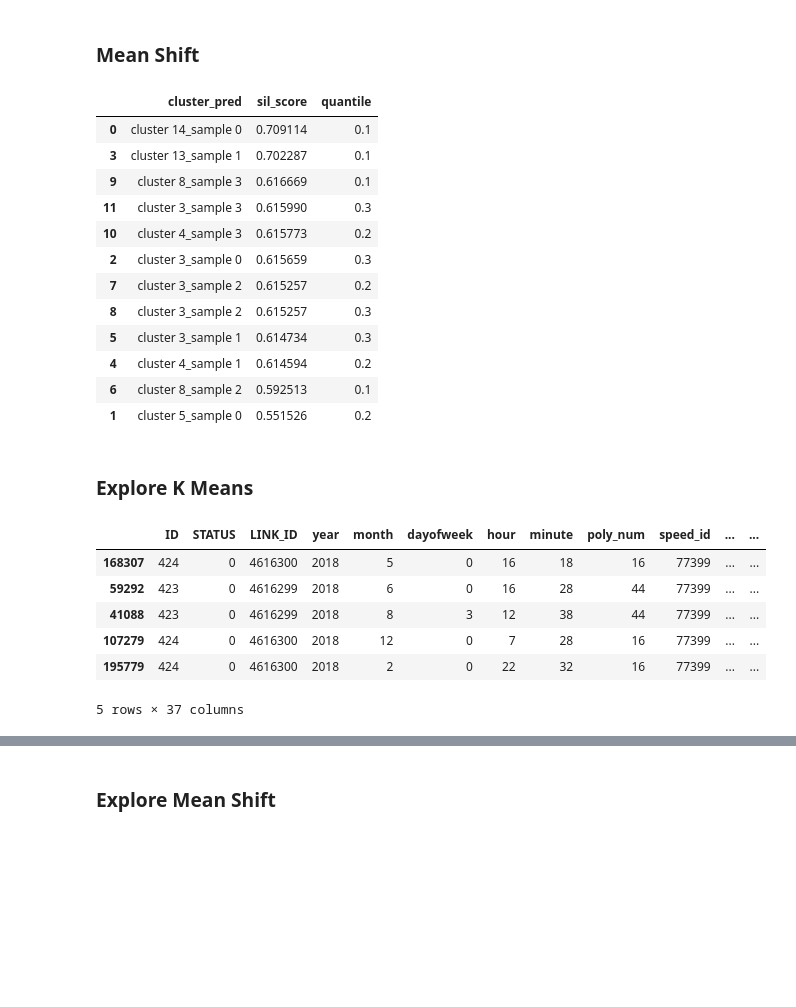
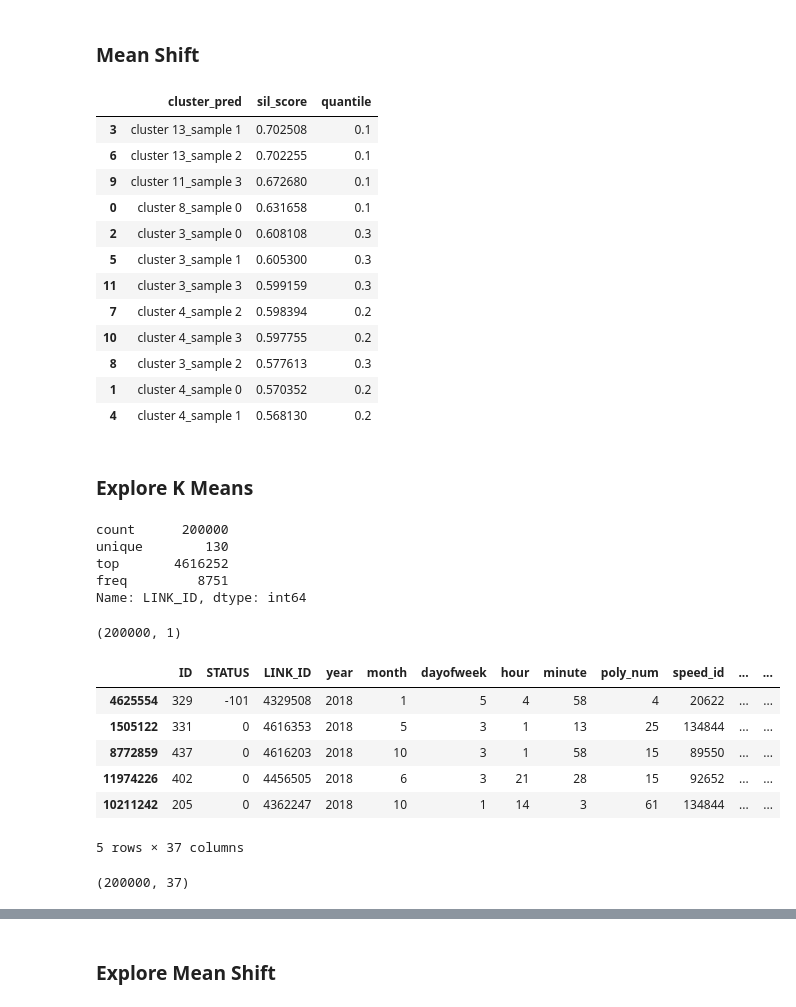
Before and after one commit to tcbriggs981/NYC-Traffic-Model, a Jupyter notebook: 03 Modeling.ipynb, the cells around one changed output, grey strips where cells are left out. Drawn from its saved outputs; the diff is of its cells as text; code cells hidden in the pictures; blank space fills up the shorter version.

```diff
--- a/03 Modeling.ipynb
+++ b/03 Modeling.ipynb
@@ -1095,23 +1055,15 @@ limit = traffic_18_m['speed_limit']
 traffic_18_m['speed_index'] = '~ Speed Limit'
 
 # Minus
-traffic_18_m['speed_index'].loc[(traffic_18_m['SPEED']<=(traffic_18_m['speed_limit']-5))&
-                                  (traffic_18_m['SPEED']>(traffic_18_m['speed_limit']-10))] = '5mph Under'
 traffic_18_m['speed_index'].loc[(traffic_18_m['SPEED']<=(traffic_18_m['speed_limit']-10))&
-                                  (traffic_18_m['SPEED']>(traffic_18_m['speed_limit']-20))] = '10mph Under'
-traffic_18_m['speed_index'].loc[(traffic_18_m['SPEED']<=(traffic_18_m['speed_limit']-20))&
-                                  (traffic_18_m['SPEED']>(traffic_18_m['speed_limit']-30))] = '20mph Under'
-traffic_18_m['speed_index'].loc[(traffic_18_m['SPEED']<=(traffic_18_m['speed_limit']-30))] = '30mph+ Under'
+                                  (traffic_18_m['SPEED']>(traffic_18_m['speed_limit']-20))] = '10–20mph Under'
+traffic_18_m['speed_index'].loc[(traffic_18_m['SPEED']<=(traffic_18_m['speed_limit']-20))] = '20mph+ Under'
 
 
 # Minus
-traffic_18_m['speed_index'].loc[(traffic_18_m['SPEED']>=(traffic_18_m['speed_limit']+5))&
-                                  (traffic_18_m['SPEED']<(traffic_18_m['speed_limit']+10))] = '5mph Ober'
 traffic_18_m['speed_index'].loc[(traffic_18_m['SPEED']>=(traffic_18_m['speed_limit']+10))&
-                                  (traffic_18_m['SPEED']<(traffic_18_m['speed_limit']+20))] = '10mph Over'
-traffic_18_m['speed_index'].loc[(traffic_18_m['SPEED']>=(traffic_18_m['speed_limit']+20))&
-                                  (traffic_18_m['SPEED']<(traffic_18_m['speed_limit']+30))] = '20mph Over'
-traffic_18_m['speed_index'].loc[(traffic_18_m['SPEED']>=(traffic_18_m['speed_limit']+30))] = '30mph+ Over'
+                                  (traffic_18_m['SPEED']<(traffic_18_m['speed_limit']+20))] = '10–20mph Ober'
+traffic_18_m['speed_index'].loc[(traffic_18_m['SPEED']>=(traffic_18_m['speed_limit']+20))] = '20mph+ Over'
 
 traffic_18_m['speed_index'].loc[traffic_18_m['SPEED']==0] = 'Stand Still'
 
@@ -1614,7 +1559,7 @@ from sklearn.decomposition import PCA
 from sklearn.cluster import MiniBatchKMeans
 from sklearn import metrics
 # %%
-traffic_small = traffic_sample.sample(200000, random_state=1)
+traffic_small = traffic_ex.sample(200000, random_state=1)
 X_sample = traffic_small.drop(['SPEED', 'DATA_AS_OF','OWNER', 'BOROUGH','LINK_NAME','RecordedAtTime',
                                'LINK_START','LINK_END','LINK_MIDDLE','Street', 'FeatureTyp', 'SegmentTyp',
                                'RB_Layer', 'TrafDir','Snow_Prior','speed_index', 'TRAVEL_TIME'], 1)
@@ -1733,20 +1686,28 @@ for counter, data in enumerate([X1, X2, X3, X4]):
 score_ms_df.sort_values(by='sil_score', ascending=False)
 # %% [output]
 |  | cluster_pred | sil_score | quantile |
-| 0 | cluster 14_sample 0 | 0.709114 | 0.1 |
-| 3 | cluster 13_sample 1 | 0.702287 | 0.1 |
-| 9 | cluster 8_sample 3 | 0.616669 | 0.1 |
-| 11 | cluster 3_sample 3 | 0.615990 | 0.3 |
-| 10 | cluster 4_sample 3 | 0.615773 | 0.2 |
-| 2 | cluster 3_sample 0 | 0.615659 | 0.3 |
-| 7 | cluster 3_sample 2 | 0.615257 | 0.2 |
-| 8 | cluster 3_sample 2 | 0.615257 | 0.3 |
-| 5 | cluster 3_sample 1 | 0.614734 | 0.3 |
-| 4 | cluster 4_sample 1 | 0.614594 | 0.2 |
-| 6 | cluster 8_sample 2 | 0.592513 | 0.1 |
-| 1 | cluster 5_sample 0 | 0.551526 | 0.2 |
+| 3 | cluster 13_sample 1 | 0.702508 | 0.1 |
+| 6 | cluster 13_sample 2 | 0.702255 | 0.1 |
+| 9 | cluster 11_sample 3 | 0.672680 | 0.1 |
+| 0 | cluster 8_sample 0 | 0.631658 | 0.1 |
+| 2 | cluster 3_sample 0 | 0.608108 | 0.3 |
+| 5 | cluster 3_sample 1 | 0.605300 | 0.3 |
+| 11 | cluster 3_sample 3 | 0.599159 | 0.3 |
+| 7 | cluster 4_sample 2 | 0.598394 | 0.2 |
+| 10 | cluster 4_sample 3 | 0.597755 | 0.2 |
+| 8 | cluster 3_sample 2 | 0.577613 | 0.3 |
+| 1 | cluster 4_sample 0 | 0.570352 | 0.2 |
+| 4 | cluster 4_sample 1 | 0.568130 | 0.2 |
 # %% [markdown]
 ### Explore K Means
+# %%
+X_sample['LINK_ID'].describe()
+# %% [output]
+count      200000
+unique        130
+top       4616252
+freq         8751
+Name: LINK_ID, dtype: int64
 # %%
 # Calculate predicted values.
 y_pred = KMeans(n_clusters=9, random_state=42).fit_predict(X_norm)
@@ -1756,20 +1717,29 @@ y = traffic_small[['SPEED','speed_index','ID']]
 #Creating the dataframe for the cluster
 df_clust = pd.DataFrame(y_pred)
 df_clust.columns = ['Cluster']
+# %%
+df_clust.shape
+# %% [output]
+(200000, 1)
 # %%
 # Combining the cluster to X values
-df_comb = X_sample.join(df_clust, how='inner')
+df_comb = X_sample #.join(df_clust, how='inner')
+df_comb['Cluster'] = y_pred
 df_comb['speed'] = y['SPEED']
 df_comb['speed_index'] = y['speed_index']
 df_comb['speed_index_id'] = y['ID']
 df_comb.head()
 # %% [output]
 |  | ID | STATUS | LINK_ID | year | month | dayofweek | hour | minute | poly_num | speed_id | ... | ... |
-| 168307 | 424 | 0 | 4616300 | 2018 | 5 | 0 | 16 | 18 | 16 | 77399 | ... | ... |
-| 59292 | 423 | 0 | 4616299 | 2018 | 6 | 0 | 16 | 28 | 44 | 77399 | ... | ... |
-| 41088 | 423 | 0 | 4616299 | 2018 | 8 | 3 | 12 | 38 | 44 | 77399 | ... | ... |
-| 107279 | 424 | 0 | 4616300 | 2018 | 12 | 0 | 7 | 28 | 16 | 77399 | ... | ... |
-| 195779 | 424 | 0 | 4616300 | 2018 | 2 | 0 | 22 | 32 | 16 | 77399 | ... | ... |
+| 4625554 | 329 | -101 | 4329508 | 2018 | 1 | 5 | 4 | 58 | 4 | 20622 | ... | ... |
+| 1505122 | 331 | 0 | 4616353 | 2018 | 5 | 3 | 1 | 13 | 25 | 134844 | ... | ... |
+| 8772859 | 437 | 0 | 4616203 | 2018 | 10 | 3 | 1 | 58 | 15 | 89550 | ... | ... |
+| 11974226 | 402 | 0 | 4456505 | 2018 | 6 | 3 | 21 | 28 | 15 | 92652 | ... | ... |
+| 10211242 | 205 | 0 | 4362247 | 2018 | 10 | 1 | 14 | 3 | 61 | 134844 | ... | ... |
 5 rows × 37 columns
+# %%
+df_comb.shape
+# %% [output]
+(200000, 37)
 # %%
 g = sns.factorplot(x='speed_index', col='Cluster', kind="count", data=df_comb, size=4,col_wrap=5)
```
Also changed, not shown: parts of 27 cells of this notebook, 1 other file.
